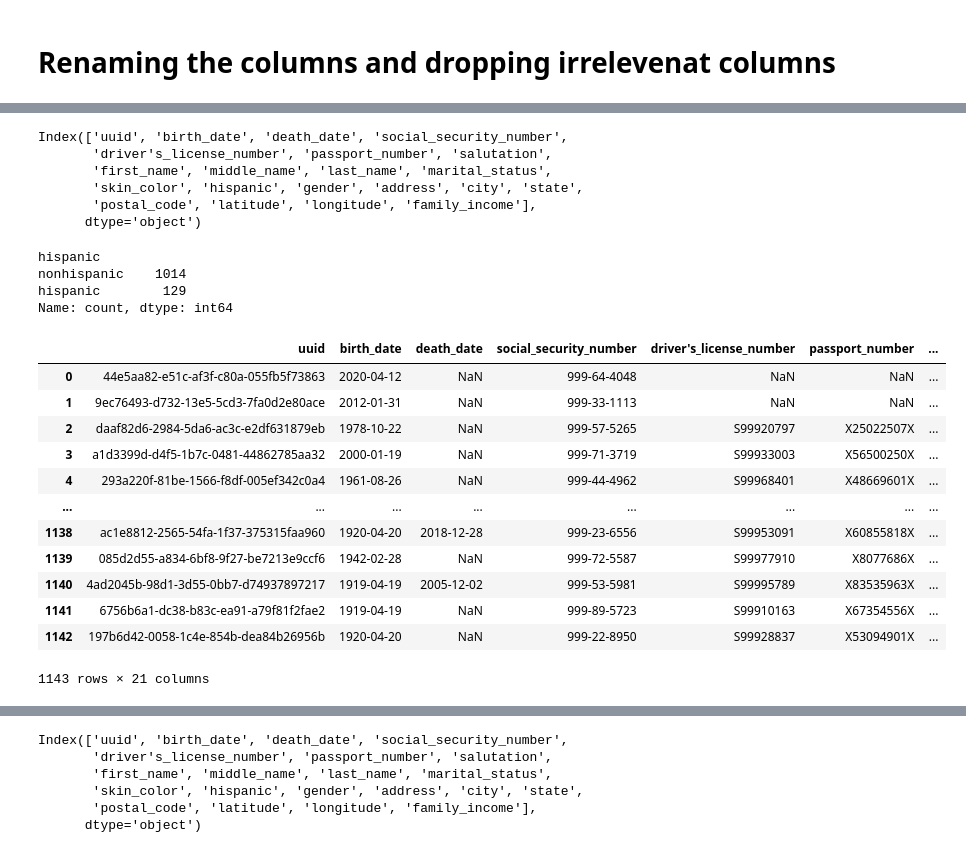
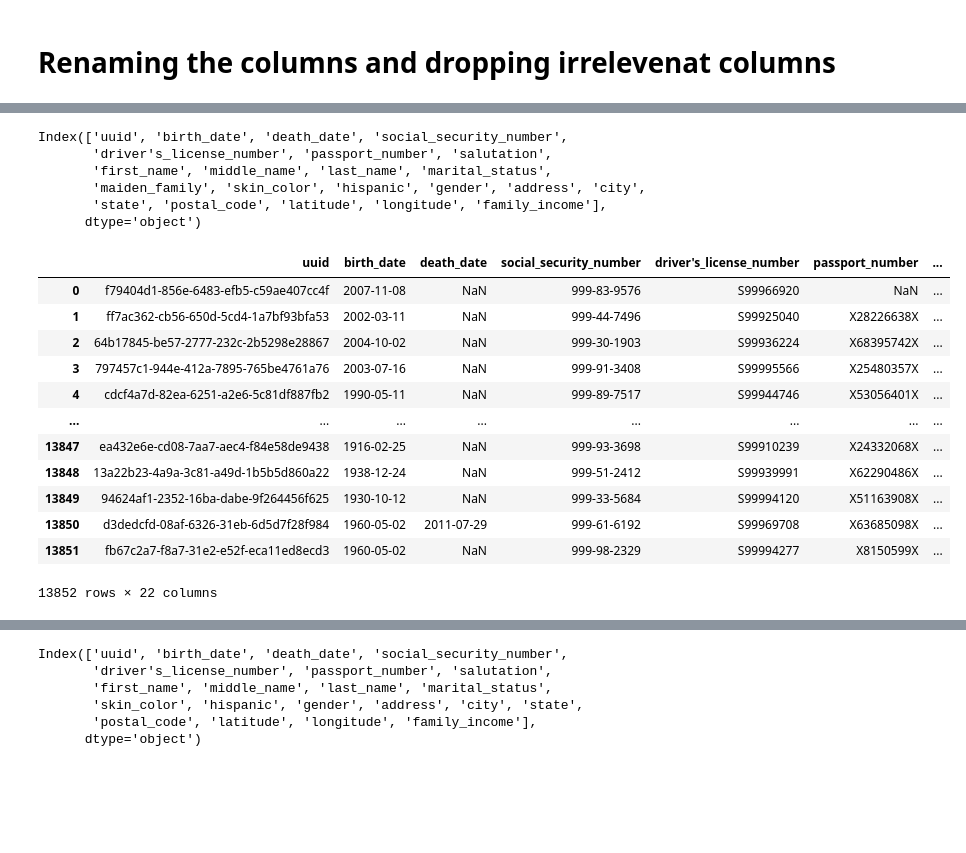
Before and after one commit to NathanPimenta/Synthea-Based-Hospital-Dashboard, a Jupyter notebook: etl_pipeline/ETL.ipynb, the cells around one changed output, grey strips where cells are left out. Saved outputs shown, nothing was run; the diff lists cells and outputs as text; code cells hidden in the pictures; blank space fills up the shorter version.

Commit message:
Did ETL for Patients

```diff
--- a/etl_pipeline/ETL.ipynb
+++ b/etl_pipeline/ETL.ipynb
@@ -6,5 +7,5 @@ import seaborn as sns
 # %%
-data = pd.read_csv('../Datasets/patients.csv')
+data = pd.read_csv('../Datasets/csv/patients.csv')
 # %%
 data
 # %% [output]
@@ -37,29 +69,14 @@ Index(['85e5acb8-9ff4-597d-94d2-19704ee2665c', '2025-06-13', 'Unnamed: 2',
+# %%
+data.drop(columns=["Unnamed: 12", "Pittsfield  Massachusetts  US", 'Middlesex County', '25017'], inplace=True)
 # %%
-data = data.rename(columns={
+new_cols_list=["uuid", "birth_date", "death_date", "social_security_number", "driver's_license_number", "passport_number", "salutation", "first_name",
+                "middle_name", "last_name", "marital_status", "maiden_family", "skin_color", "hispanic", "gender", "address", "city", "state", "postal_code","latitude","longitude",
+                "family_income"]
 
-    "2025-06-13" : "birth_date",
-    "85e5acb8-9ff4-597d-94d2-19704ee2665c": "uuid",
-    "Unnamed: 4": "driver's_license_number",
-    "Unnamed: 5": "passport_number",
-    "Unnamed: 6": "salutation",
-    "Lynn": "city",
-    "Massachusetts": "state",
-    "42.50101291152343": "latitude",
-    "-70.89556182193388": "longitude",
-    "19676": "family_income",
-    "01907": "postal_code",
-    "Unnamed: 2": 'death_date',
-    "999-23-3805" : 'social_security_number',
-    "Jimmie93": 'first_name',
-    "Jann271": 'middle_name',
-    "Moore224": 'last_name',
-    "360 Schinner Track": "address",
-    "F": "gender",
-    "Unnamed: 12": "marital_status",
-    "white": "skin_color"
+old_cols = data.columns
 
-
-}).drop(columns=['100.00', '1552.68', 'Essex County', '25009', 'Waltham  Massachusetts  US', 'Unnamed: 10', 'Unnamed: 11', ])
+for old_col, new_col in zip(old_cols, new_cols_list):
+    data = data.rename(columns={old_col: new_col})
 # %%
 data
 # %% [output]
@@ -79,39 +96,30 @@ data
 # %%
+pattern = r'^[-]?[0-9]+.[0-9]+$'
+
+dropped_cols = [col for col in data.columns if re.match(pattern, col)]
+
+data.drop(columns = dropped_cols, inplace=True)
 data.columns
 # %% [output]
 Index(['uuid', 'birth_date', 'death_date', 'social_security_number',
        'driver's_license_number', 'passport_number', 'salutation',
        'first_name', 'middle_name', 'last_name', 'marital_status',
-       'skin_color', 'hispanic', 'gender', 'address', 'city', 'state',
-       'postal_code', 'latitude', 'longitude', 'family_income'],
+       'maiden_family', 'skin_color', 'hispanic', 'gender', 'address', 'city',
+       'state', 'postal_code', 'latitude', 'longitude', 'family_income'],
       dtype='object')
-# %%
-data['hispanic'].value_counts()
-# %% [output]
-hispanic
-nonhispanic    1014
-hispanic        129
-Name: count, dtype: int64
 # %%
-#Fill marital status with default value of not married.
-
-data['marital_status'] = data['marital_status'].fillna(value='Not married').apply(
-
-    lambda x: "Not married" if x=='S' else 'Married'
-)
-
 data
 # %% [output]
 |  | uuid | birth_date | death_date | social_security_number | driver's_license_number | passport_number | ... |
-| 0 | 44e5aa82-e51c-af3f-c80a-055fb5f73863 | 2020-04-12 | NaN | 999-64-4048 | NaN | NaN | ... |
-| 1 | 9ec76493-d732-13e5-5cd3-7fa0d2e80ace | 2012-01-31 | NaN | 999-33-1113 | NaN | NaN | ... |
-| 2 | daaf82d6-2984-5da6-ac3c-e2df631879eb | 1978-10-22 | NaN | 999-57-5265 | S99920797 | X25022507X | ... |
-| 3 | a1d3399d-d4f5-1b7c-0481-44862785aa32 | 2000-01-19 | NaN | 999-71-3719 | S99933003 | X56500250X | ... |
-| 4 | 293a220f-81be-1566-f8df-005ef342c0a4 | 1961-08-26 | NaN | 999-44-4962 | S99968401 | X48669601X | ... |
+| 0 | f79404d1-856e-6483-efb5-c59ae407cc4f | 2007-11-08 | NaN | 999-83-9576 | S99966920 | NaN | ... |
+| 1 | ff7ac362-cb56-650d-5cd4-1a7bf93bfa53 | 2002-03-11 | NaN | 999-44-7496 | S99925040 | X28226638X | ... |
+| 2 | 64b17845-be57-2777-232c-2b5298e28867 | 2004-10-02 | NaN | 999-30-1903 | S99936224 | X68395742X | ... |
+| 3 | 797457c1-944e-412a-7895-765be4761a76 | 2003-07-16 | NaN | 999-91-3408 | S99995566 | X25480357X | ... |
+| 4 | cdcf4a7d-82ea-6251-a2e6-5c81df887fb2 | 1990-05-11 | NaN | 999-89-7517 | S99944746 | X53056401X | ... |
 | ... | ... | ... | ... | ... | ... | ... | ... |
-| 1138 | ac1e8812-2565-54fa-1f37-375315faa960 | 1920-04-20 | 2018-12-28 | 999-23-6556 | S99953091 | X60855818X | ... |
-| 1139 | 085d2d55-a834-6bf8-9f27-be7213e9ccf6 | 1942-02-28 | NaN | 999-72-5587 | S99977910 | X8077686X | ... |
-| 1140 | 4ad2045b-98d1-3d55-0bb7-d74937897217 | 1919-04-19 | 2005-12-02 | 999-53-5981 | S99995789 | X83535963X | ... |
-| 1141 | 6756b6a1-dc38-b83c-ea91-a79f81f2fae2 | 1919-04-19 | NaN | 999-89-5723 | S99910163 | X67354556X | ... |
-| 1142 | 197b6d42-0058-1c4e-854b-dea84b26956b | 1920-04-20 | NaN | 999-22-8950 | S99928837 | X53094901X | ... |
+| 13847 | ea432e6e-cd08-7aa7-aec4-f84e58de9438 | 1916-02-25 | NaN | 999-93-3698 | S99910239 | X24332068X | ... |
+| 13848 | 13a22b23-4a9a-3c81-a49d-1b5b5d860a22 | 1938-12-24 | NaN | 999-51-2412 | S99939991 | X62290486X | ... |
+| 13849 | 94624af1-2352-16ba-dabe-9f264456f625 | 1930-10-12 | NaN | 999-33-5684 | S99994120 | X51163908X | ... |
+| 13850 | d3dedcfd-08af-6326-31eb-6d5d7f28f984 | 1960-05-02 | 2011-07-29 | 999-61-6192 | S99969708 | X63685098X | ... |
+| 13851 | fb67c2a7-f8a7-31e2-e52f-eca11ed8ecd3 | 1960-05-02 | NaN | 999-98-2329 | S99994277 | X8150599X | ... |
-1143 rows × 21 columns
+13852 rows × 22 columns
```
Also changed, not shown: parts of 10 cells of this notebook, 6 other files.
